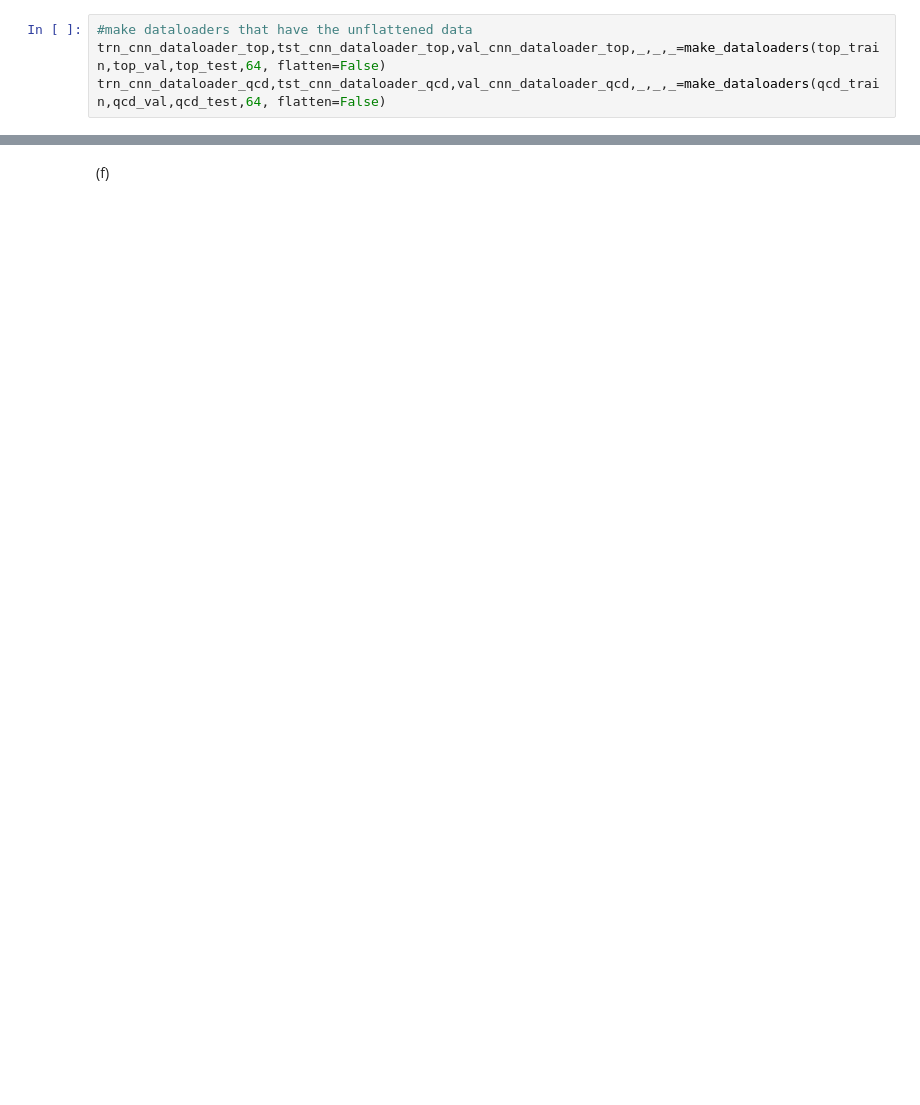
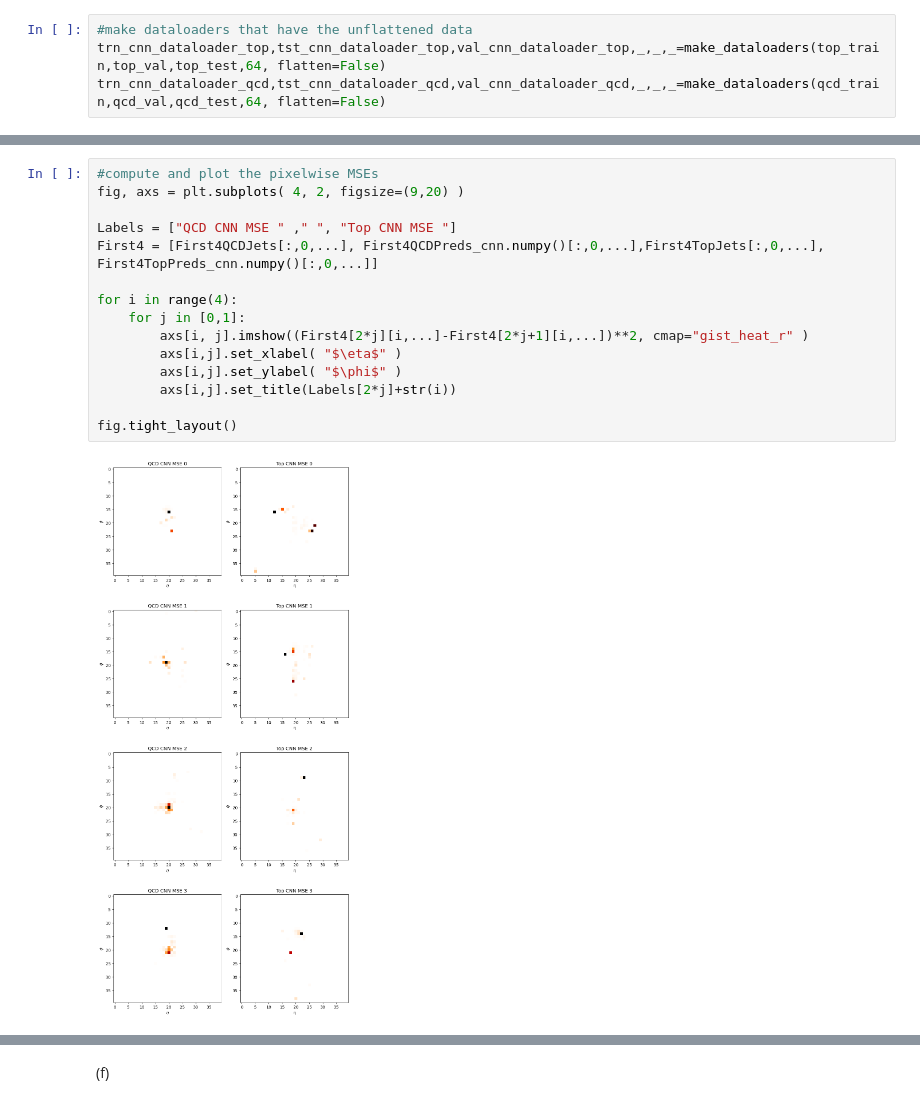
Before and after one commit to phopopo/mlph2023-Exercises, a Jupyter notebook: sheet08.ipynb, the cells around one changed output, grey strips where cells are left out. Cells and saved outputs as stored; diff of their text form; blank space fills up the shorter version.

```diff
--- a/sheet08.ipynb
+++ b/sheet08.ipynb
@@ -699,0 +739,17 @@ RuntimeError: Given groups=1, weight of size [5, 1, 3, 3], expected input[1, 64,
+# %%
+#compute and plot the pixelwise MSEs
+fig, axs = plt.subplots( 4, 2, figsize=(9,20) )
+
+Labels = ["QCD CNN MSE " ," ", "Top CNN MSE "]
+First4 = [First4QCDJets[:,0,...], First4QCDPreds_cnn.numpy()[:,0,...],First4TopJets[:,0,...], First4TopPreds_cnn.numpy()[:,0,...]]
+
+for i in range(4):
+    for j in [0,1]:
+        axs[i, j].imshow((First4[2*j][i,...]-First4[2*j+1][i,...])**2, cmap="gist_heat_r" )
+        axs[i,j].set_xlabel( "$\eta$" )
+        axs[i,j].set_ylabel( "$\phi$" )
+        axs[i,j].set_title(Labels[2*j]+str(i))
+
+fig.tight_layout()
+# %% [output]
+[figure, added]
```
Also changed, not shown: parts of 27 cells of this notebook, 6 other files.
